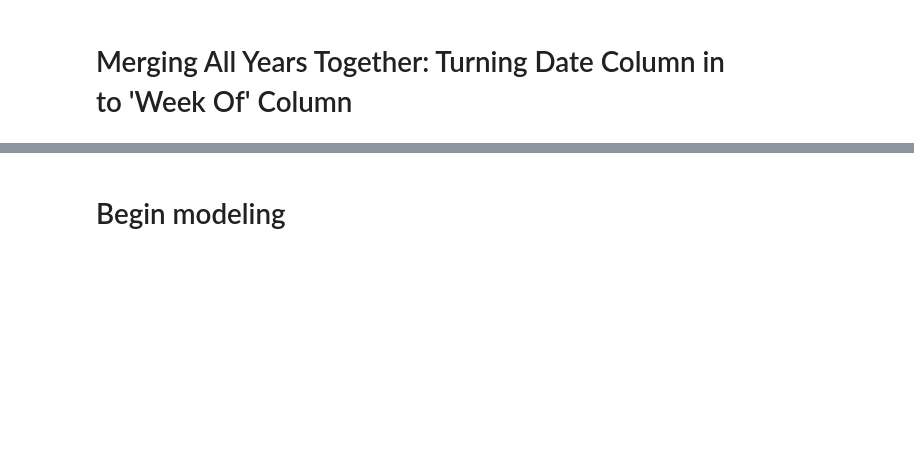
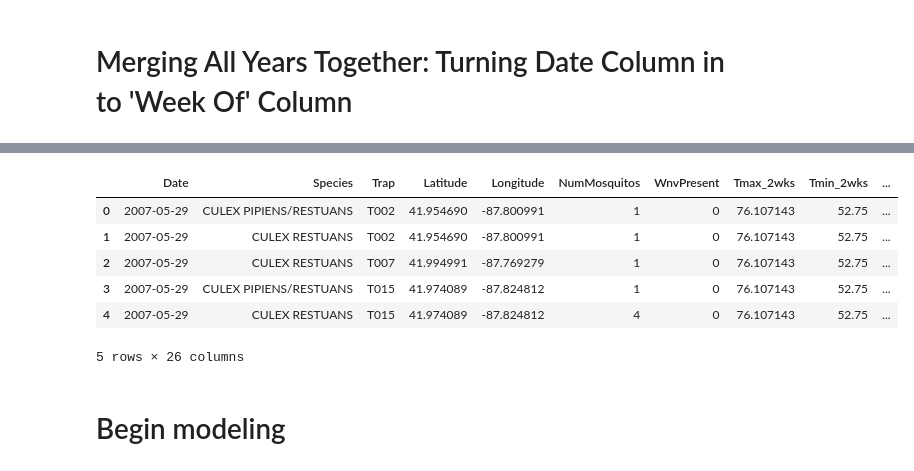
Before and after one commit to jrdenney/GA-West_Nile_Team_3, a Jupyter notebook: Data Cleaning and EDA_BenCopy.ipynb, the cells around one changed output, grey strips where cells are left out. Drawn from its saved outputs; the diff is of its cells as text; code cells hidden in the pictures; blank space fills up the shorter version.

```diff
--- a/Data Cleaning and EDA_BenCopy.ipynb
+++ b/Data Cleaning and EDA_BenCopy.ipynb
@@ -428,3 +448,17 @@ test['Week'] = test['Date'].dt.week
+# %%
+train_elev = pd.read_csv('assets/         ')
+test_elev = pd.read_csv('assets/         ')
+# %%
+train = train.merge(train_elev, on='Trap')
+test = test.merge(test_elev, on='Trap')
+# %% [output]
+|  | Date | Species | Trap | Latitude | Longitude | NumMosquitos | WnvPresent | Tmax_2wks | Tmin_2wks | ... |
+| 0 | 2007-05-29 | CULEX PIPIENS/RESTUANS | T002 | 41.954690 | -87.800991 | 1 | 0 | 76.107143 | 52.75 | ... |
+| 1 | 2007-05-29 | CULEX RESTUANS | T002 | 41.954690 | -87.800991 | 1 | 0 | 76.107143 | 52.75 | ... |
+| 2 | 2007-05-29 | CULEX RESTUANS | T007 | 41.994991 | -87.769279 | 1 | 0 | 76.107143 | 52.75 | ... |
+| 3 | 2007-05-29 | CULEX PIPIENS/RESTUANS | T015 | 41.974089 | -87.824812 | 1 | 0 | 76.107143 | 52.75 | ... |
+| 4 | 2007-05-29 | CULEX RESTUANS | T015 | 41.974089 | -87.824812 | 4 | 0 | 76.107143 | 52.75 | ... |
+5 rows × 26 columns
 # %% [markdown]
 # Begin modeling
 # %%
```
Also changed, not shown: parts of 30 cells of this notebook.
